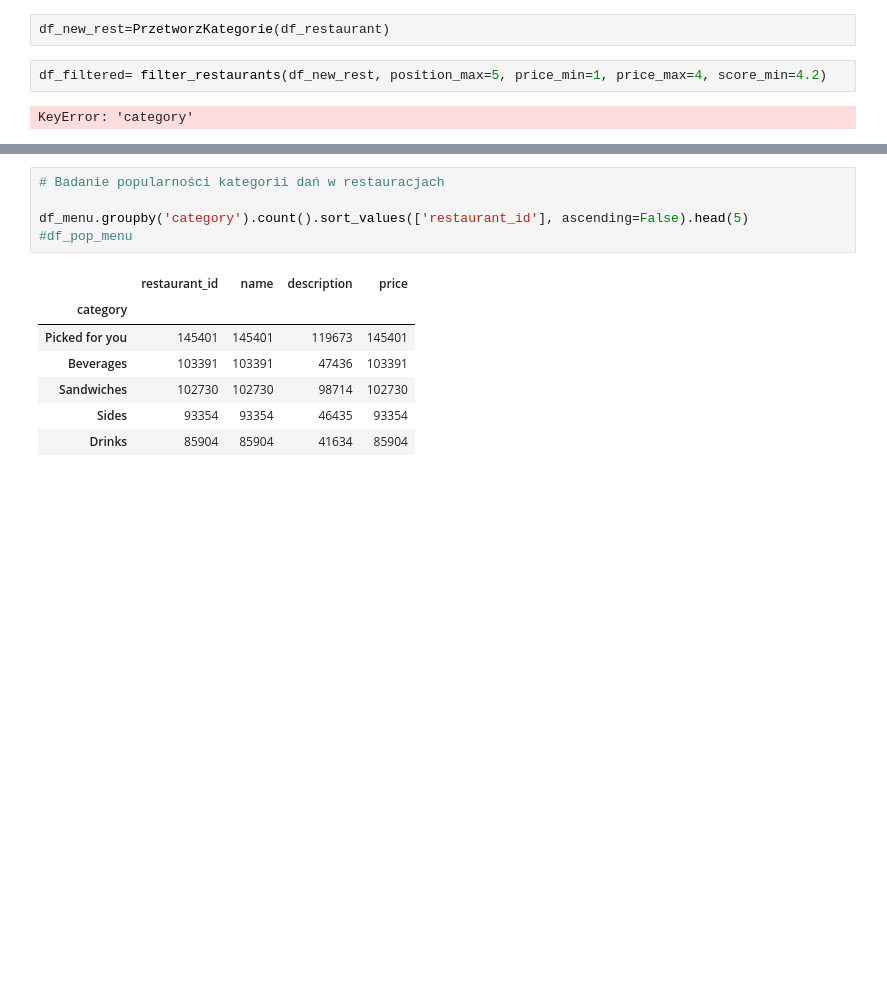
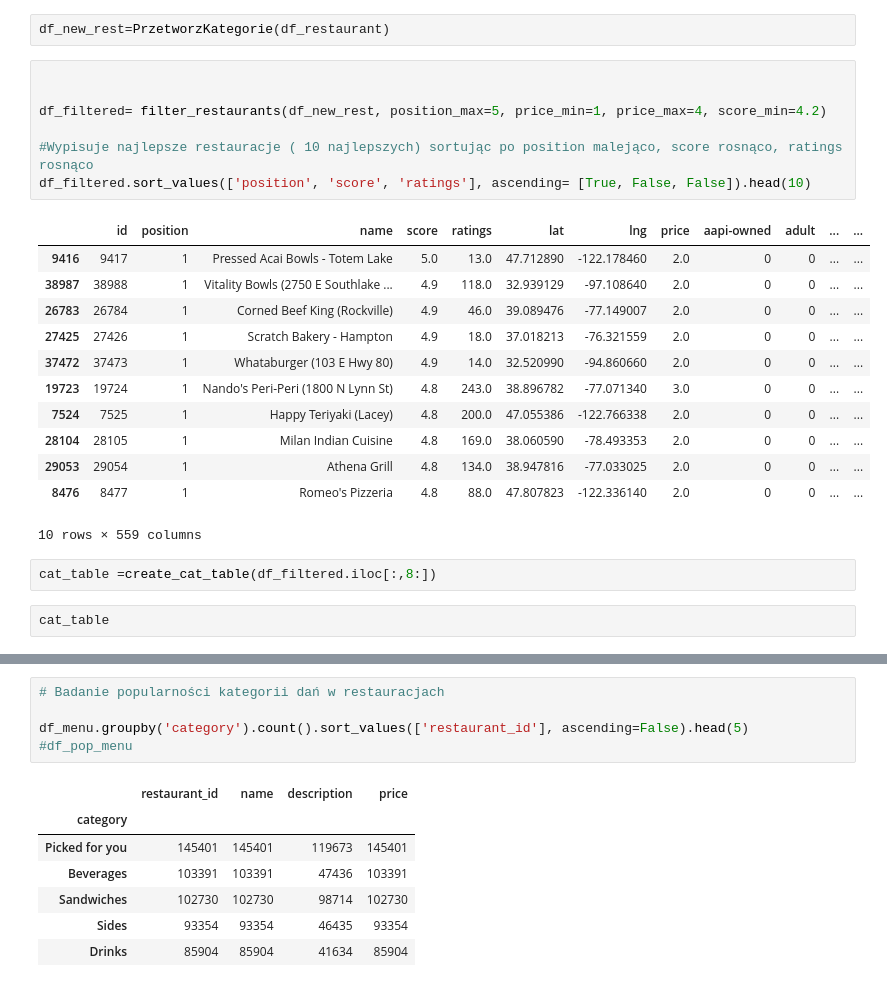
Before and after one commit to infoshareacademy/jdszr9-data_hunters, a Jupyter notebook: Uber Eats USA Restaurants and Menus/main.ipynb, the cells around one changed output, grey strips where cells are left out. Drawn from its saved outputs; the diff is of its cells as text; blank space fills up the shorter version.

```diff
--- a/Uber Eats USA Restaurants and Menus/main.ipynb
+++ b/Uber Eats USA Restaurants and Menus/main.ipynb
@@ -51,9 +47,29 @@ KeyError: "['full_address', 'zip_code'] not found in axis"
 # %%
 df_new_rest=PrzetworzKategorie(df_restaurant)
-# %%
-df_filtered= filter_restaurants(df_new_rest, position_max=5, price_min=1, price_max=4, score_min=4.2)
-# %% [output]
-KeyError: 'category'
+# %%
+
+
+df_filtered= filter_restaurants(df_new_rest, position_max=5, price_min=1, price_max=4, score_min=4.2)
+
+#Wypisuje najlepsze restauracje ( 10 najlepszych) sortując po position malejąco, score rosnąco, ratings rosnąco
+df_filtered.sort_values(['position', 'score', 'ratings'], ascending= [True, False, False]).head(10)
+# %% [output]
+|  | id | position | name | score | ratings | lat | lng | price | aapi-owned | adult | ... | ... |
+| 9416 | 9417 | 1 | Pressed Acai Bowls - Totem Lake | 5.0 | 13.0 | 47.712890 | -122.178460 | 2.0 | 0 | 0 | ... | ... |
+| 38987 | 38988 | 1 | Vitality Bowls (2750 E Southlake ... | 4.9 | 118.0 | 32.939129 | -97.108640 | 2.0 | 0 | 0 | ... | ... |
+| 26783 | 26784 | 1 | Corned Beef King (Rockville) | 4.9 | 46.0 | 39.089476 | -77.149007 | 2.0 | 0 | 0 | ... | ... |
+| 27425 | 27426 | 1 | Scratch Bakery - Hampton | 4.9 | 18.0 | 37.018213 | -76.321559 | 2.0 | 0 | 0 | ... | ... |
+| 37472 | 37473 | 1 | Whataburger (103 E Hwy 80) | 4.9 | 14.0 | 32.520990 | -94.860660 | 2.0 | 0 | 0 | ... | ... |
+| 19723 | 19724 | 1 | Nando's Peri-Peri (1800 N Lynn St) | 4.8 | 243.0 | 38.896782 | -77.071340 | 3.0 | 0 | 0 | ... | ... |
+| 7524 | 7525 | 1 | Happy Teriyaki (Lacey) | 4.8 | 200.0 | 47.055386 | -122.766338 | 2.0 | 0 | 0 | ... | ... |
+| 28104 | 28105 | 1 | Milan Indian Cuisine | 4.8 | 169.0 | 38.060590 | -78.493353 | 2.0 | 0 | 0 | ... | ... |
+| 29053 | 29054 | 1 | Athena Grill | 4.8 | 134.0 | 38.947816 | -77.033025 | 2.0 | 0 | 0 | ... | ... |
+| 8476 | 8477 | 1 | Romeo's Pizzeria | 4.8 | 88.0 | 47.807823 | -122.336140 | 2.0 | 0 | 0 | ... | ... |
+10 rows × 559 columns
+# %%
+cat_table =create_cat_table(df_filtered.iloc[:,8:])
+# %%
+cat_table
 # %%
 # %% [output]
 |  | sum |
```
Also changed, not shown: parts of 5 cells of this notebook.
